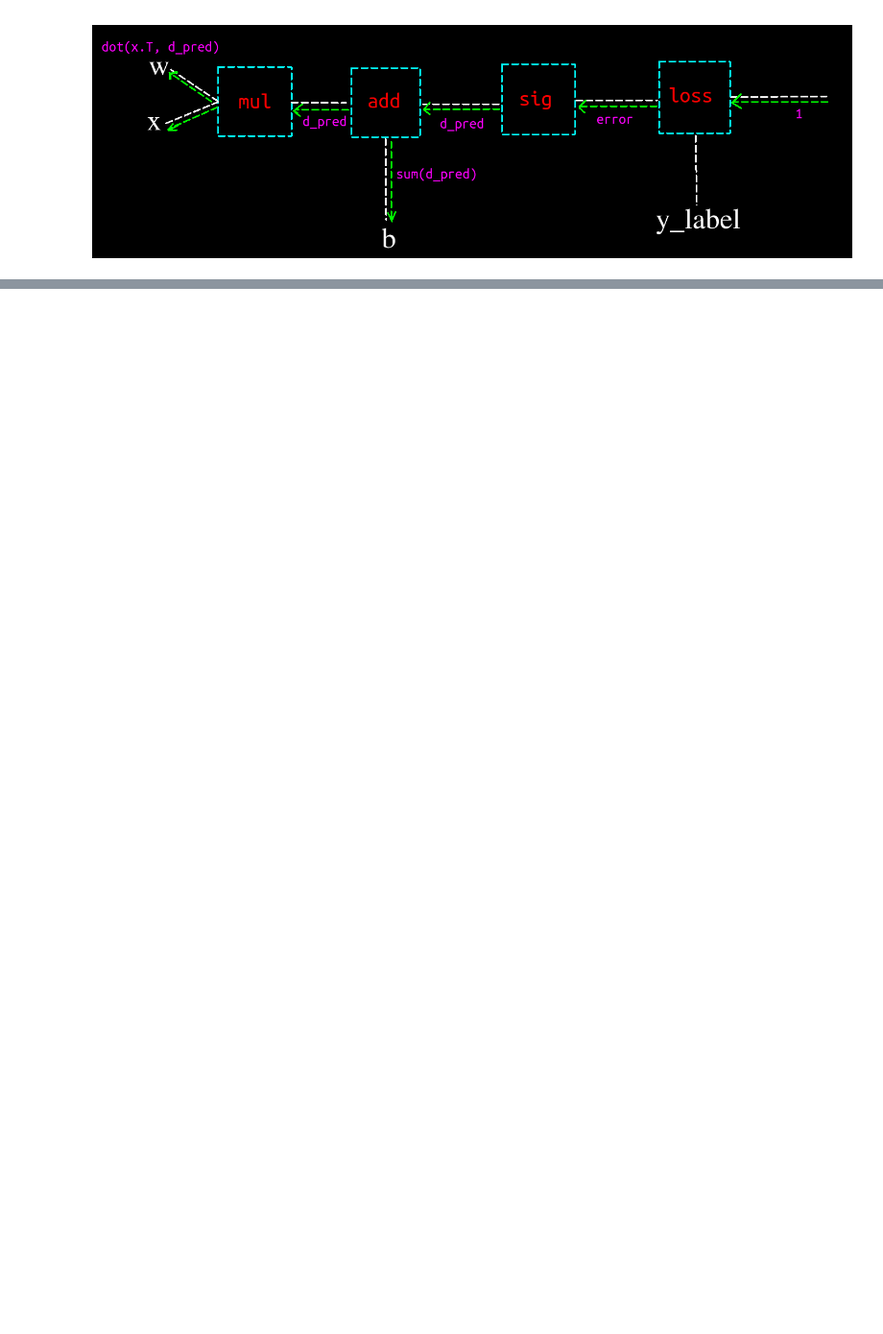
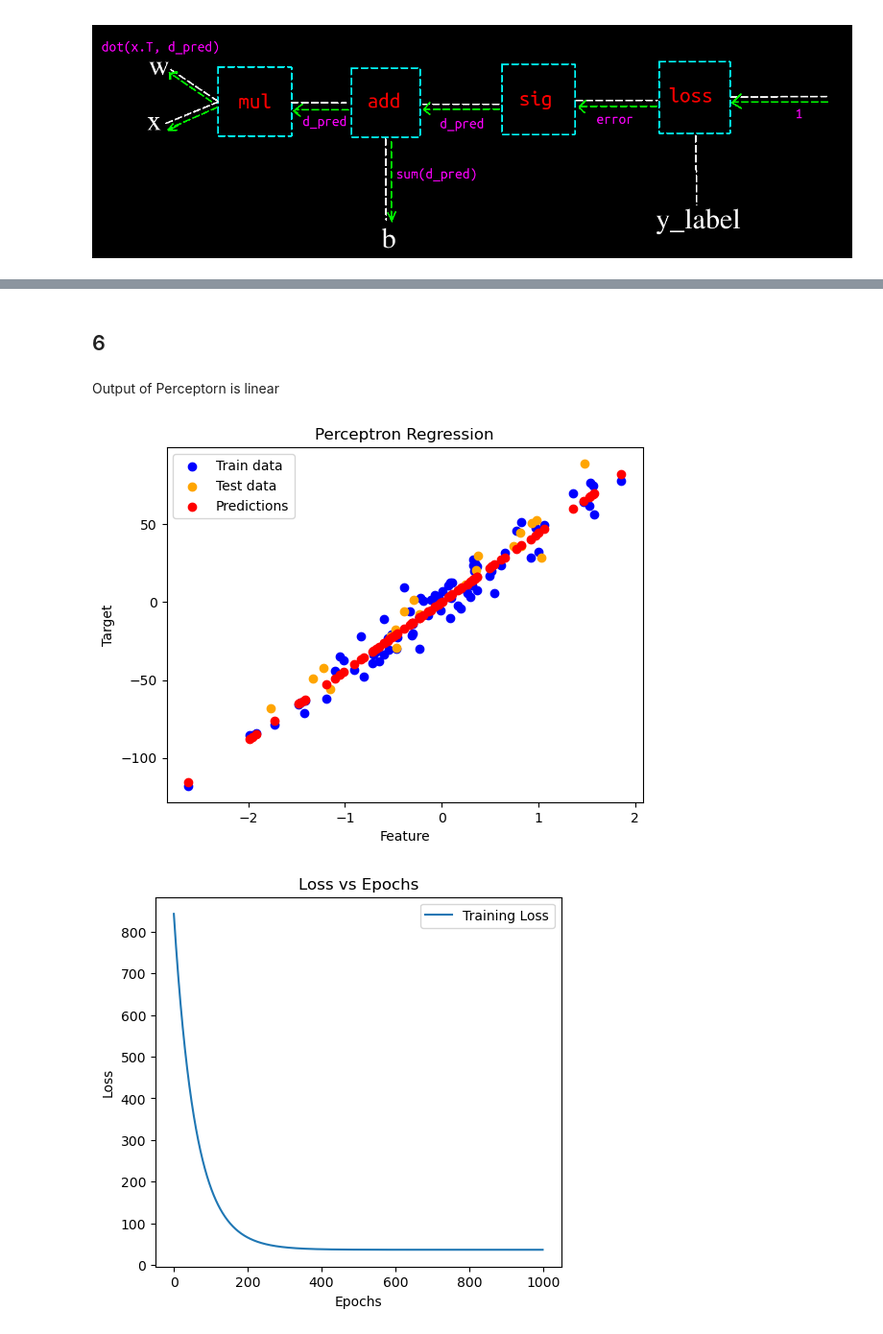
Before and after one commit to mmahdin/Computational-Intelligence-EE-AUT, a Jupyter notebook: lab/2/main.ipynb, the cells around one changed output, grey strips where cells are left out. Shown at 96% size. Cells and saved outputs as stored; diff of their text form; code cells hidden in the pictures; blank space fills up the shorter version.

```diff
--- a/lab/2/main.ipynb
+++ b/lab/2/main.ipynb
@@ -192,0 +633,73 @@ lr: 0.1
+# %% [markdown]
+## 6
+# %% [markdown]
+Output of Perceptorn is linear
+# %%
+class Perceptron:
+    def __init__(self, input_size=1, lr=0.01):
+        self.input_size = input_size
+        self.threshold = np.random.rand()
+        self.w = np.random.rand(self.input_size, 1)
+        self.lr = lr
+        self.losses = []
+        self.train_accuracies = []  # Track training accuracy
+        self.test_accuracies = []  # Track test accuracy
+
+    def forward(self, x):
+        linear_output = np.dot(x, self.w) + self.threshold
+        return linear_output  # No sigmoid for regression
+
+    def compute_loss(self, y_true, y_pred):
+        return 0.5 * np.mean((y_pred - y_true.reshape(-1, 1)) ** 2)
+
+    def backward(self, x, y_true, y_pred):
+        error = y_pred - y_true.reshape(-1, 1)
+        self.w -= self.lr * np.dot(x.T, error) / len(y_true)
+        self.threshold -= self.lr * np.sum(error) / len(y_true)
+
+    def train(self, x_train, y_train, epochs=100):
+        for epoch in range(epochs):
+            y_pred_train = self.forward(x_train)
+            train_loss = self.compute_loss(y_train, y_pred_train)
+            self.losses.append(train_loss)
+            self.backward(x_train, y_train, y_pred_train)
+
+    def predict(self, x):
+        return self.forward(x)
+
+# Create dataset
+X, y = make_regression(n_samples=100, n_features=1, noise=10, random_state=42)
+X_train, X_test, y_train, y_test = train_test_split(X, y, test_size=0.2, random_state=42)
+
+# Initialize and train perceptron
+epochs = 1000
+perceptron = Perceptron(input_size=1, lr=0.01)
+perceptron.train(X_train, y_train, epochs=epochs)
+
+# Predictions
+y_train_pred = perceptron.predict(X_train)
+y_test_pred = perceptron.predict(X_test)
+
+# Analyze results
+plt.scatter(X_train, y_train, color='blue', label='Train data')
+plt.scatter(X_test, y_test, color='orange', label='Test data')
+plt.scatter(X_train, y_train_pred, color='red', label='Predictions')
+plt.title('Perceptron Regression')
+plt.xlabel('Feature')
+plt.ylabel('Target')
+plt.legend()
+plt.show()
+
+# Plot Loss
+plt.figure(figsize=(12, 5))
+# Loss plot
+plt.subplot(1, 2, 1)
+plt.plot(range(len(perceptron.losses)), perceptron.losses, label="Training Loss")
+plt.title("Loss vs Epochs")
+plt.xlabel("Epochs")
+plt.ylabel("Loss")
+plt.legend()
+plt.show()
+# %% [output]
+[figure, added]
+[figure, added]
```
Also changed, not shown: parts of 25 cells of this notebook, 9 other files.
